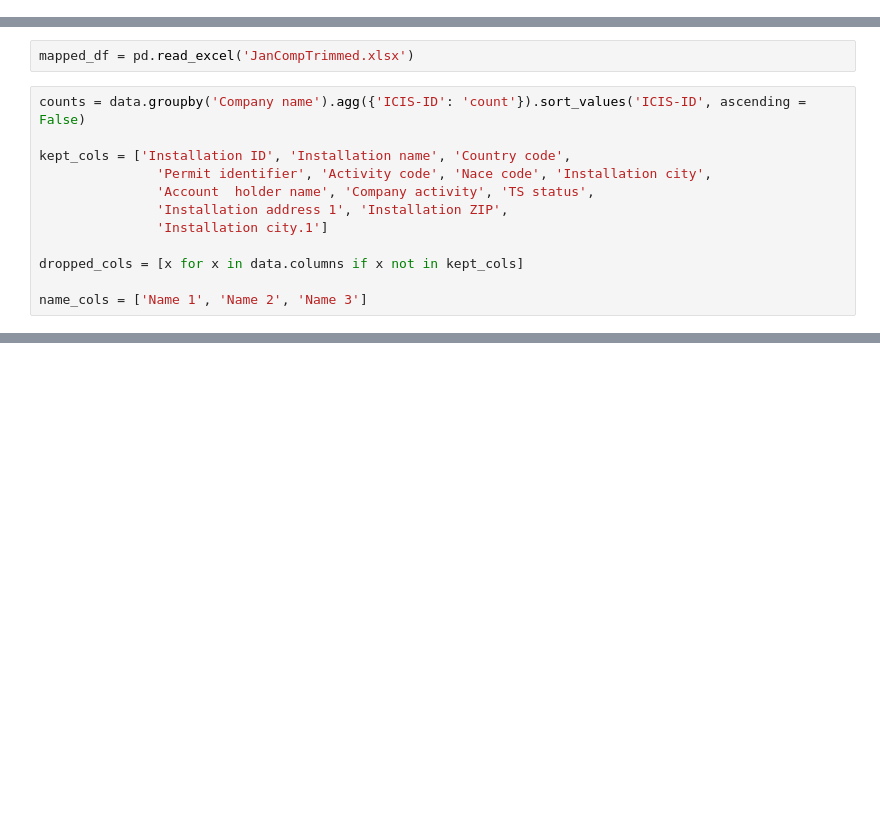
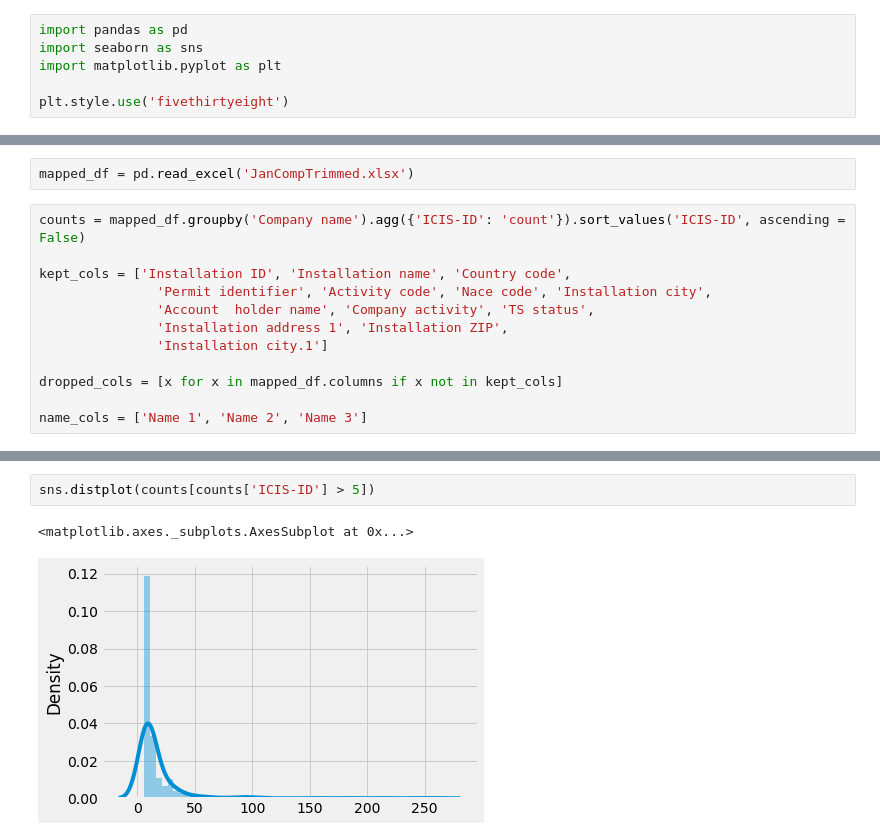
Before and after one commit to BenBowring/EnergyData, a Jupyter notebook: DataInvestigation.ipynb, the cells around one changed output, grey strips where cells are left out. Drawn from its saved outputs; the diff is of its cells as text; blank space fills up the shorter version.

```diff
--- a/DataInvestigation.ipynb
+++ b/DataInvestigation.ipynb
@@ -26,3 +24,9 @@ import pandas as pd
+# %%
+import pandas as pd
+import seaborn as sns
+import matplotlib.pyplot as plt
+
+plt.style.use('fivethirtyeight')
 # %%
 transact_df = pd.read_csv('transact_data.csv')
 
@@ -30,7 +34,7 @@ full_df = pd.read_excel('AccCompliance.xlsx')
 # %%
 mapped_df = pd.read_excel('JanCompTrimmed.xlsx')
 # %%
-counts = data.groupby('Company name').agg({'ICIS-ID': 'count'}).sort_values('ICIS-ID', ascending = False)
+counts = mapped_df.groupby('Company name').agg({'ICIS-ID': 'count'}).sort_values('ICIS-ID', ascending = False)
 
 kept_cols = ['Installation ID', 'Installation name', 'Country code',
                'Permit identifier', 'Activity code', 'Nace code', 'Installation city',
@@ -38,6 +42,6 @@ kept_cols = ['Installation ID', 'Installation name', 'Country code',
                'Installation address 1', 'Installation ZIP',
                'Installation city.1']
 
-dropped_cols = [x for x in data.columns if x not in kept_cols]
+dropped_cols = [x for x in mapped_df.columns if x not in kept_cols]
 
 name_cols = ['Name 1', 'Name 2', 'Name 3']
@@ -51,0 +65,5 @@ name_cols = ['Name 1', 'Name 2', 'Name 3']
+# %%
+sns.distplot(counts[counts['ICIS-ID'] > 5])
+# %% [output]
+<matplotlib.axes._subplots.AxesSubplot at 0x...>
+[figure, added]
```
Also changed, not shown: parts of 6 cells of this notebook.
